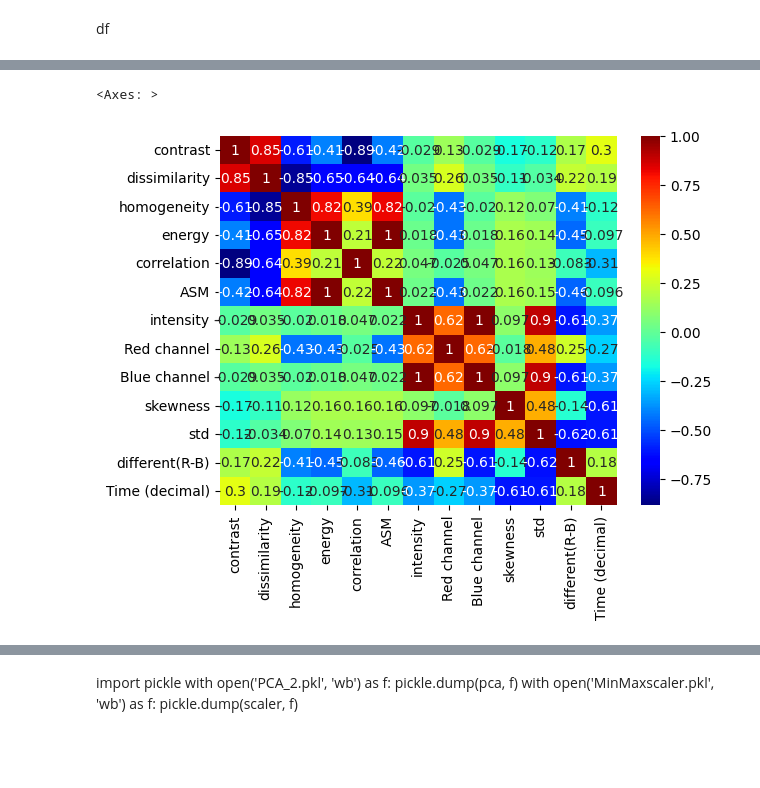
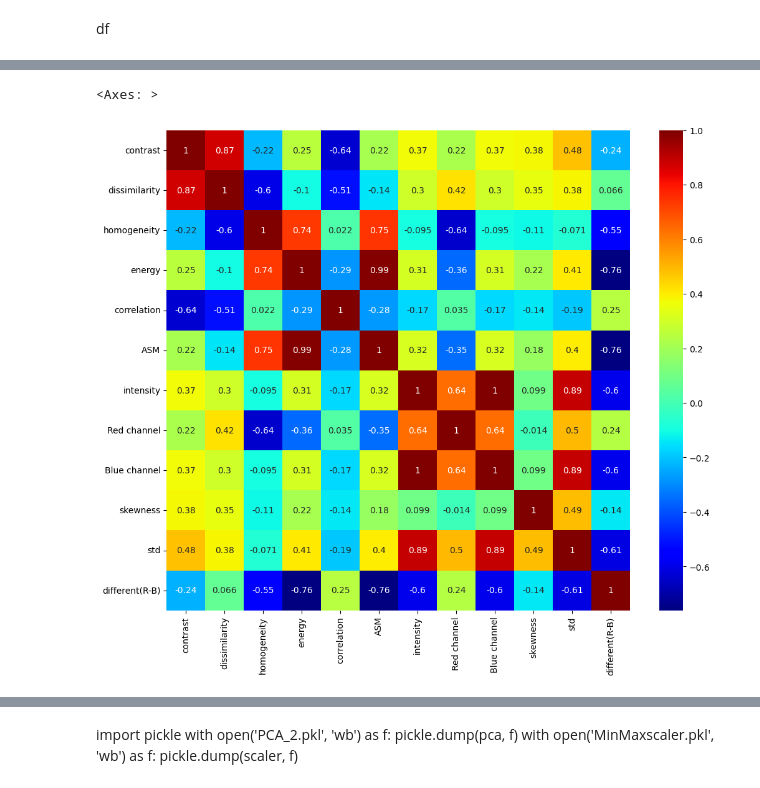
Before and after one commit to PrachayaKMITL/NARIT_internship_2024, a Jupyter notebook: Test_kernel/test_data.ipynb, the cells around one changed output, grey strips where cells are left out. Drawn from its saved outputs; the diff is of its cells as text; code cells hidden in the pictures; blank space fills up the shorter version.

```diff
--- a/Test_kernel/test_data.ipynb
+++ b/Test_kernel/test_data.ipynb
@@ -99,4 +119,4 @@ df3 = Builddataset().DayNightSplit(suntime=[sunrise1,sunset1],Mode='day',datafra
 df4 = Builddataset().DayNightSplit(suntime=[sunrise2,sunset2],Mode='day',dataframe=df4)
 df5 = Builddataset().DayNightSplit(suntime=[sunrise1,sunset1],Mode='day',dataframe=df5)
 df6 = Builddataset().DayNightSplit(suntime=[sunrise2,sunset2],Mode='day',dataframe=df6)
-df = pd.concat([df1,df2])
+df = pd.concat([df1,df2,df3,df4,df5,df6])
@@ -115,8 +168,9 @@ df.describe()
 # %%
-sns.heatmap(data=df.corr(),annot=True,cmap='jet')
+plt.figure(figsize=(12,10))
+sns.heatmap(data=df.drop(columns=['Time (decimal)']).corr(),annot=True,cmap='jet')
 # %% [output]
 <Axes: >
-[figure, old version]
+[figure, new version]
 # %%
 from sklearn.decomposition import PCA
 from sklearn.preprocessing import MaxAbsScaler, MinMaxScaler, QuantileTransformer, RobustScaler, StandardScaler
```
Also changed, not shown: parts of 16 cells of this notebook, 2 other files.
